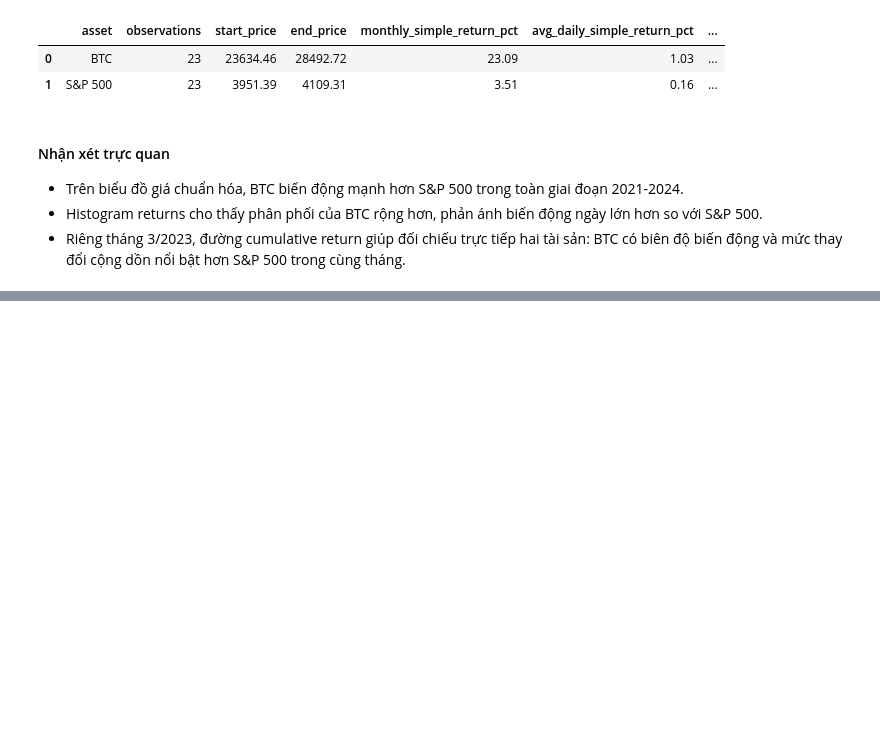
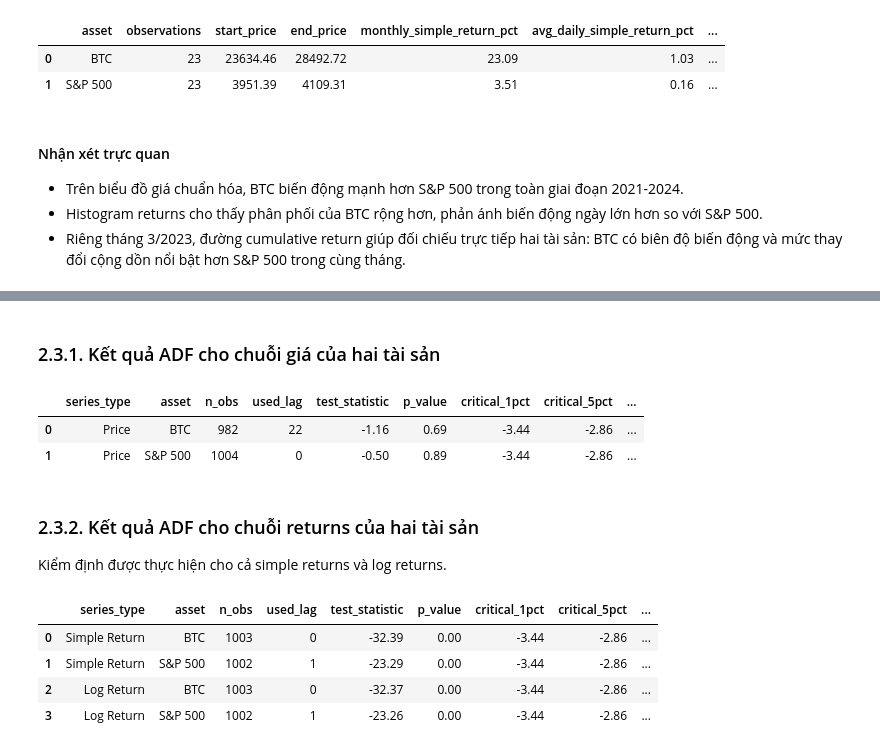
Before and after one commit to QuangMinhJQK/BTVN_BI_B2, a Jupyter notebook: notebook.ipynb, the cells around one changed output, grey strips where cells are left out. Cells and saved outputs as stored; diff of their text form; code cells hidden in the pictures; blank space fills up the shorter version.

```diff
--- a/notebook.ipynb
+++ b/notebook.ipynb
@@ -660,0 +754,36 @@ display(march_2023_summary)
+# %% [markdown]
+### 2.3.1. Kết quả ADF cho chuỗi giá của hai tài sản
+# %%
+price_adf_results = pd.DataFrame(
+    [
+        run_adf_test(clean_prices["BTC"], "BTC", "Price"),
+        run_adf_test(clean_prices["SP500"], "S&P 500", "Price"),
+    ]
+)
+
+display(format_adf_table(price_adf_results))
+# %% [output]
+|  | series_type | asset | n_obs | used_lag | test_statistic | p_value | critical_1pct | critical_5pct | ... |
+| 0 | Price | BTC | 982 | 22 | -1.16 | 0.69 | -3.44 | -2.86 | ... |
+| 1 | Price | S&P 500 | 1004 | 0 | -0.50 | 0.89 | -3.44 | -2.86 | ... |
+# %% [markdown]
+### 2.3.2. Kết quả ADF cho chuỗi returns của hai tài sản
+
+Kiểm định được thực hiện cho cả simple returns và log returns.
+# %%
+return_adf_results = pd.DataFrame(
+    [
+        run_adf_test(returns_clean["BTC_simple_return"], "BTC", "Simple Return"),
+        run_adf_test(returns_clean["SP500_simple_return"], "S&P 500", "Simple Return"),
+        run_adf_test(returns_clean["BTC_log_return"], "BTC", "Log Return"),
+        run_adf_test(returns_clean["SP500_log_return"], "S&P 500", "Log Return"),
+    ]
+)
+
+display(format_adf_table(return_adf_results))
+# %% [output]
+|  | series_type | asset | n_obs | used_lag | test_statistic | p_value | critical_1pct | critical_5pct | ... |
+| 0 | Simple Return | BTC | 1003 | 0 | -32.39 | 0.00 | -3.44 | -2.86 | ... |
+| 1 | Simple Return | S&P 500 | 1002 | 1 | -23.29 | 0.00 | -3.44 | -2.86 | ... |
+| 2 | Log Return | BTC | 1003 | 0 | -32.37 | 0.00 | -3.44 | -2.86 | ... |
+| 3 | Log Return | S&P 500 | 1002 | 1 | -23.26 | 0.00 | -3.44 | -2.86 | ... |
```
Also changed, not shown: parts of 16 cells of this notebook.
